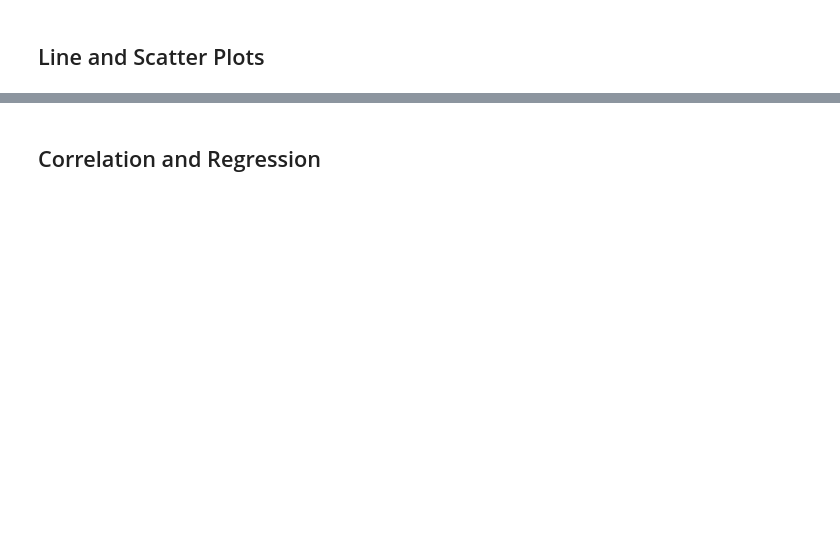
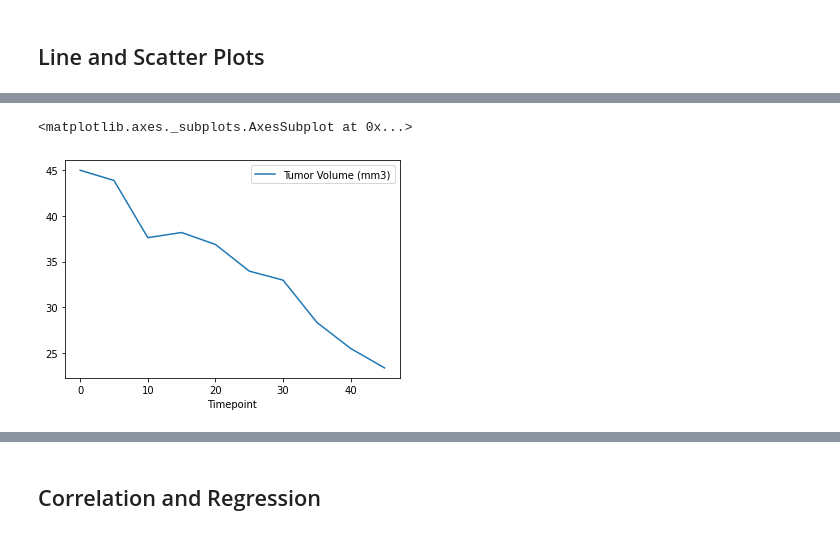
Before and after one commit to jMacProd/MatplotlibChallenge, a Jupyter notebook: Pymaceuticals/pymaceuticals.ipynb, the cells around one changed output, grey strips where cells are left out. Drawn from its saved outputs; the diff is of its cells as text; code cells hidden in the pictures; blank space fills up the shorter version.

```diff
--- a/Pymaceuticals/pymaceuticals.ipynb
+++ b/Pymaceuticals/pymaceuticals.ipynb
@@ -572,0 +600,5 @@ plt.show
+# %%
+    #isolate S185 data
+Capomulinmouse = mouseclean.loc[mouseclean["Mouse ID"]=="s185", :]
+        #mouseclean["Timepoint"], mouseclean["Tumor Volume (mm3)"]]
+Capomulinmouse
@@ -573,2 +617,9 @@ plt.show
 # %%
 # Generate a line plot of time point versus tumor volume for a mouse treated with Capomulin
+
+Capomulinmouse.plot(x="Timepoint", y="Tumor Volume (mm3)")
+
+#make sure you add all the titles and labels
+# %% [output]
+<matplotlib.axes._subplots.AxesSubplot at 0x...>
+[figure, added]
```
Also changed, not shown: parts of 9 cells of this notebook.
